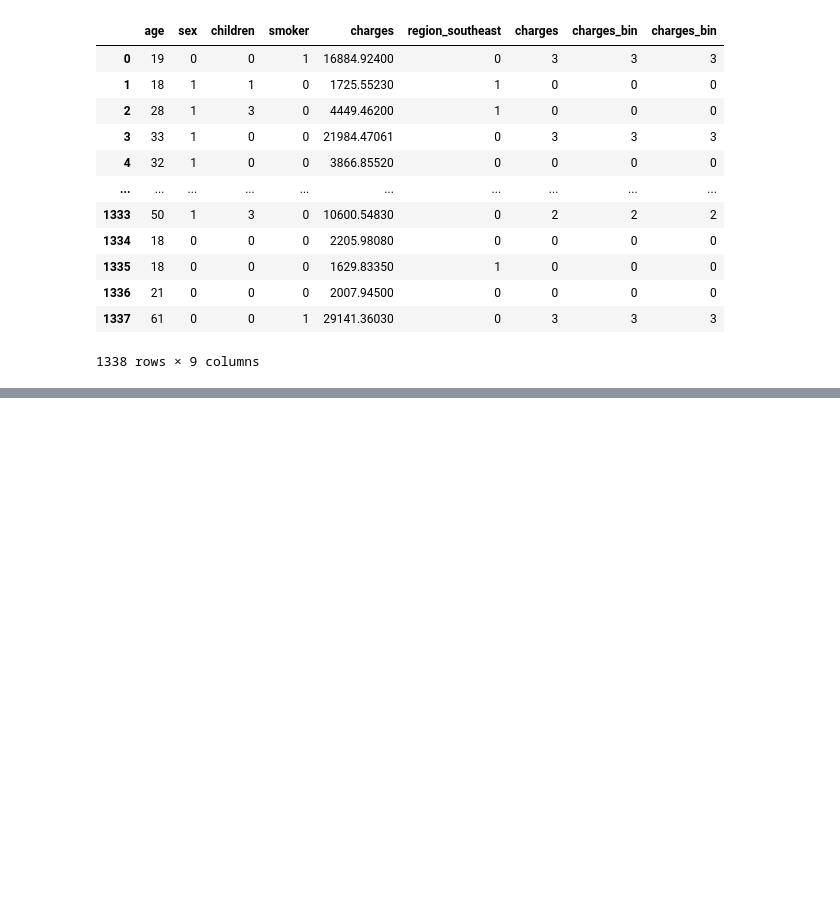
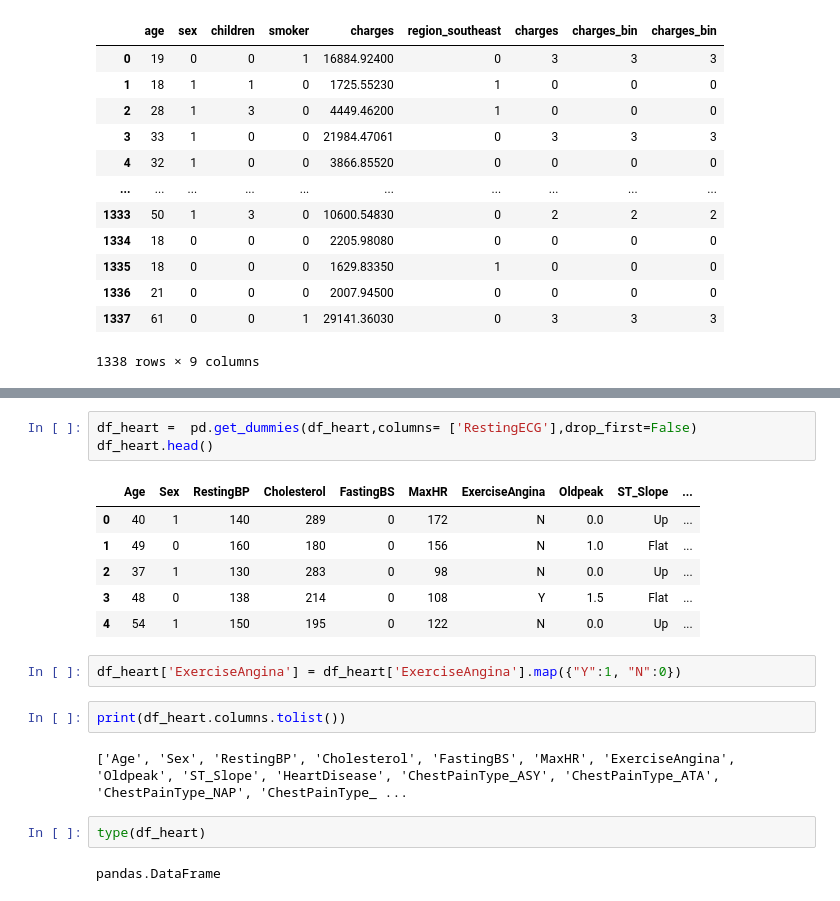
Before and after one commit to AnkitAs98k/Machine-learning, a Jupyter notebook: ML1.ipynb, the cells around one changed output, grey strips where cells are left out. Saved outputs shown, nothing was run; the diff lists cells and outputs as text; blank space fills up the shorter version.

```diff
--- a/ML1.ipynb
+++ b/ML1.ipynb
@@ -376,0 +405,20 @@ df_extract
+# %%
+df_heart =  pd.get_dummies(df_heart,columns= ['RestingECG'],drop_first=False)
+df_heart.head()
+# %% [output]
+|  | Age | Sex | RestingBP | Cholesterol | FastingBS | MaxHR | ExerciseAngina | Oldpeak | ST_Slope | ... |
+| 0 | 40 | 1 | 140 | 289 | 0 | 172 | N | 0.0 | Up | ... |
+| 1 | 49 | 0 | 160 | 180 | 0 | 156 | N | 1.0 | Flat | ... |
+| 2 | 37 | 1 | 130 | 283 | 0 | 98 | N | 0.0 | Up | ... |
+| 3 | 48 | 0 | 138 | 214 | 0 | 108 | Y | 1.5 | Flat | ... |
+| 4 | 54 | 1 | 150 | 195 | 0 | 122 | N | 0.0 | Up | ... |
+# %%
+df_heart['ExerciseAngina'] = df_heart['ExerciseAngina'].map({"Y":1, "N":0})
+# %%
+print(df_heart.columns.tolist())
+# %% [output]
+['Age', 'Sex', 'RestingBP', 'Cholesterol', 'FastingBS', 'MaxHR', 'ExerciseAngina', 'Oldpeak', 'ST_Slope', 'HeartDisease', 'ChestPainType_ASY', 'ChestPainType_ATA', 'ChestPainType_NAP', 'ChestPainType_ ...
+# %%
+type(df_heart)
+# %% [output]
+pandas.DataFrame
```
Also changed, not shown: parts of 30 cells of this notebook.
